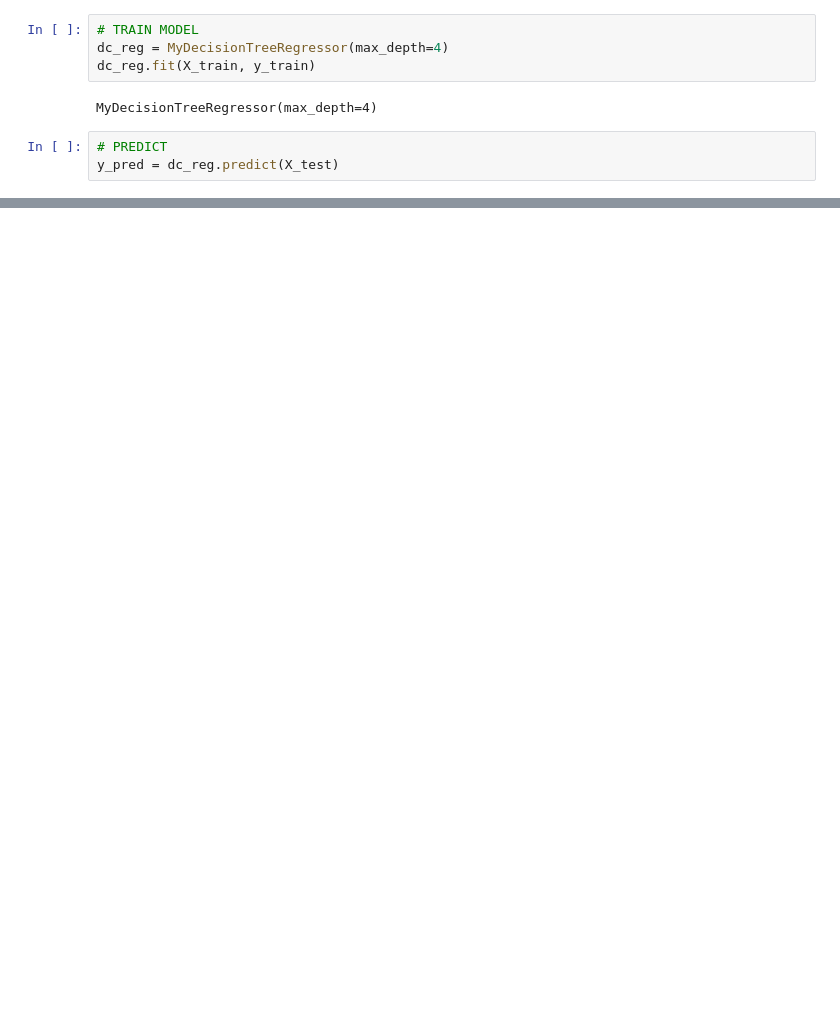
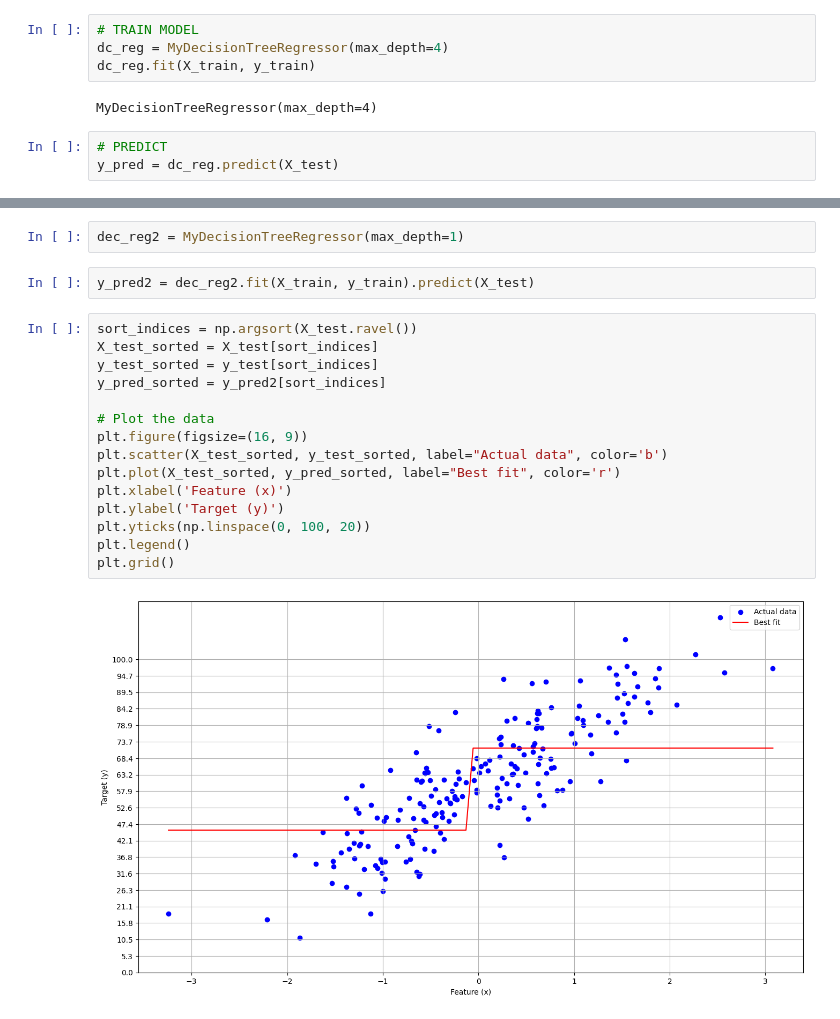
Before and after one commit to Ismaril/training, a Jupyter notebook: AI/algorithms_from_scratch/decision_tree/decision_tree_regression.ipynb, the cells around one changed output, grey strips where cells are left out. Drawn from its saved outputs; the diff is of its cells as text; blank space fills up the shorter version.

```diff
--- a/AI/algorithms_from_scratch/decision_tree/decision_tree_regression.ipynb
+++ b/AI/algorithms_from_scratch/decision_tree/decision_tree_regression.ipynb
@@ -305,0 +232,21 @@ plt.show()
+# %%
+dec_reg2 = MyDecisionTreeRegressor(max_depth=1)
+# %%
+y_pred2 = dec_reg2.fit(X_train, y_train).predict(X_test)
+# %%
+sort_indices = np.argsort(X_test.ravel())
+X_test_sorted = X_test[sort_indices]
+y_test_sorted = y_test[sort_indices]
+y_pred_sorted = y_pred2[sort_indices]
+
+# Plot the data
+plt.figure(figsize=(16, 9))
+plt.scatter(X_test_sorted, y_test_sorted, label="Actual data", color='b')
+plt.plot(X_test_sorted, y_pred_sorted, label="Best fit", color='r')
+plt.xlabel('Feature (x)')
+plt.ylabel('Target (y)')
+plt.yticks(np.linspace(0, 100, 20))
+plt.legend()
+plt.grid()
+# %% [output]
+[figure, added]
```
Also changed, not shown: parts of 14 cells of this notebook, 1 other file.
